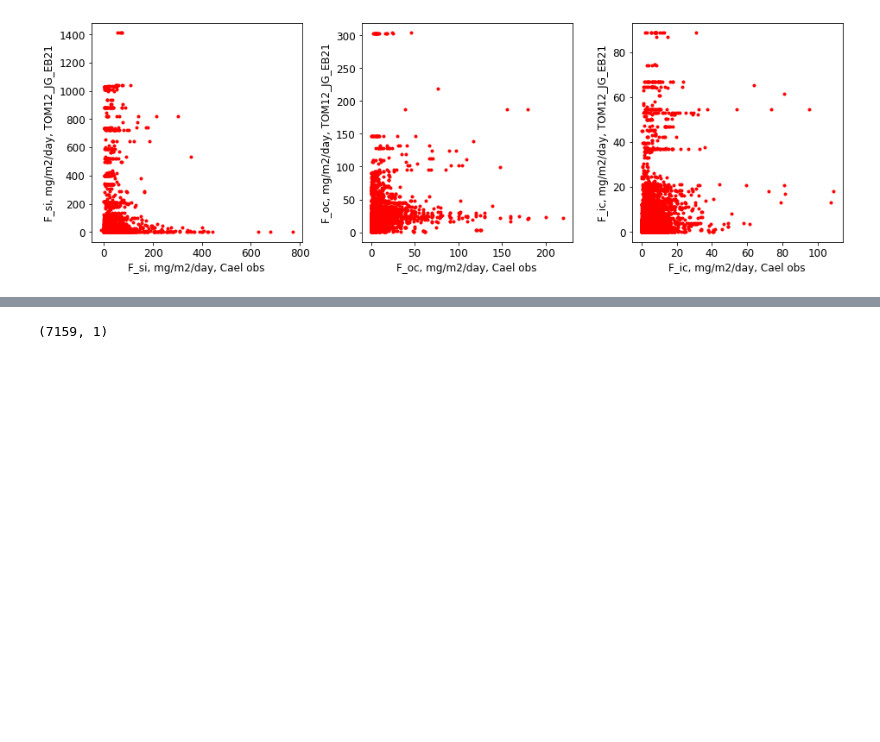
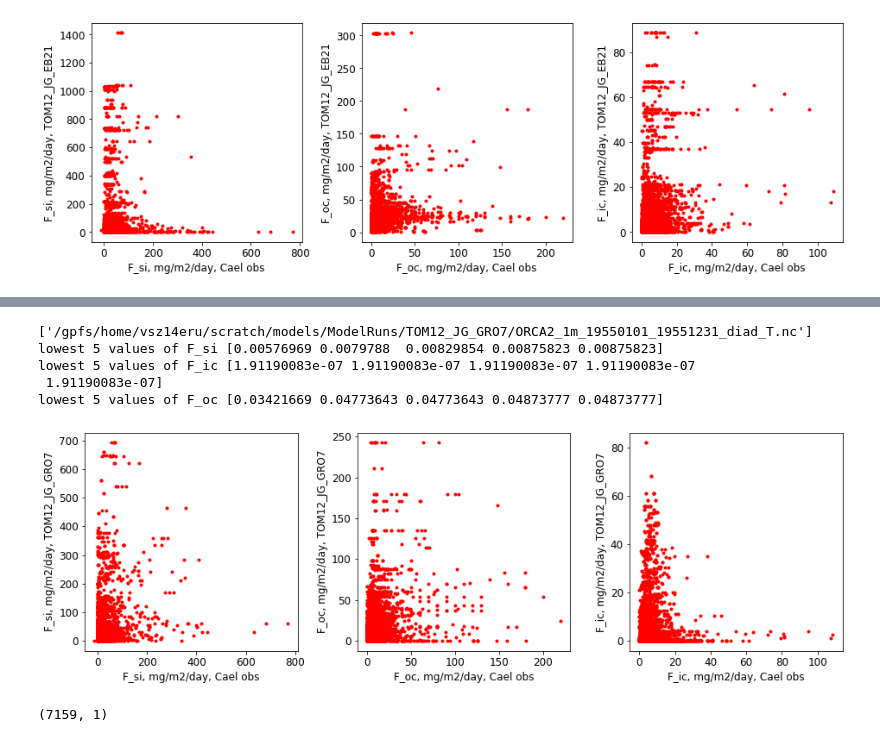
Before and after one commit to tjarnikova/SOZONE, a Jupyter notebook: BallastingCael/extractCaelCorrPointsFromModel.ipynb, the cells around one changed output, grey strips where cells are left out. Cells and saved outputs as stored; diff of their text form; code cells hidden in the pictures; blank space fills up the shorter version.

```diff
--- a/BallastingCael/extractCaelCorrPointsFromModel.ipynb
+++ b/BallastingCael/extractCaelCorrPointsFromModel.ipynb
@@ -348,3 +422,77 @@ lowest 5 values of F_oc [0.38757825 0.38757825 0.44798724 0.51659821 0.51659821]
+# %%
+yr = 1955
+tnam = 'TOM12_JG_GRO7'
+w = glob.glob(f'/gpfs/home/vsz14eru/scratch/models/ModelRuns/{tnam}/ORCA2_1m_{yr}*diad_T.nc')
+print(w)
+GRO7_diadT = xr.open_mfdataset(w[0])
+w = glob.glob(f'/gpfs/home/vsz14eru/scratch/models/ModelRuns/{tnam}/ORCA2_1m_{yr}*ptrc_T.nc')
+GRO7_ptrcT = xr.open_mfdataset(w[0])
+
+
+# transform data from mol/m2/sec to mg/m2/day
+EXP_xr_GRO7 = (GRO7_diadT['EXP']*12*1e3*86400).values
+ExpCO3_xr_GRO7 = (GRO7_diadT['ExpCO3']*12*1e3*86400).values
+sinksil_xr_GRO7 = (GRO7_diadT['sinksil']*28*1e3*86400).values
+
+F_si_GRO7 = sinksil_xr_GRO7[mod_month[on_land == 0],mod_Z[on_land == 0],mod_Y[on_land == 0], mod_X[on_land == 0]]
+F_ic_GRO7 = ExpCO3_xr_GRO7[mod_month[on_land == 0],mod_Z[on_land == 0],mod_Y[on_land == 0], mod_X[on_land == 0]]
+F_oc_GRO7 = EXP_xr_GRO7[mod_month[on_land == 0],mod_Z[on_land == 0],mod_Y[on_land == 0], mod_X[on_land == 0]]
+
+w = glob.glob(f'/gpfs/data/greenocean/software/runs/{tnam}/ORCA2_1m_{yr}*ptrc_T.nc')
+GRO7_ptrcT = xr.open_mfdataset(w[0])
+Si_umolkg_GRO7_tot = GRO7_ptrcT['Si'].values*(1000/density_TJ1ASA) * 1e6 #umol/L * L/kg (slightly less than one)
+depth_75 = np.zeros_like(mod_Z[on_land == 0])
+depth_75[:] = 7
+Si_umolkg_GRO7_75 = Si_umolkg_GRO7_tot[mod_month[on_land == 0],depth_75,mod_Y[on_land == 0], mod_X[on_land == 0]]
+
+### plot
+fact = 1.1
+fig, axs = plt.subplots(1,3, figsize=(12*fact, 4*fact), facecolor='w', edgecolor='k')
+axs = axs.ravel()
+
+axs[0].plot(F_si_CAEL[on_land == 0], F_si_GRO7, 'r.')
+axs[0].set_xlabel('F_si, mg/m2/day, Cael obs')
+axs[0].set_ylabel(f'F_si, mg/m2/day, {tnam}')
+
+axs[1].plot(F_oc_CAEL[on_land == 0], F_oc_GRO7, 'r.')
+axs[1].set_xlabel('F_oc, mg/m2/day, Cael obs')
+axs[1].set_ylabel(f'F_oc, mg/m2/day, {tnam}')
+
+axs[2].plot(F_ic_CAEL[on_land == 0], F_ic_GRO7, 'r.')
+axs[2].set_xlabel('F_ic, mg/m2/day, Cael obs')
+axs[2].set_ylabel(f'F_ic, mg/m2/day, {tnam}')
+
+plt.tight_layout()
+
+print(f'lowest 5 values of F_si {np.sort(F_si_GRO7)[0:5]}')
+print(f'lowest 5 values of F_ic {np.sort(F_ic_GRO7)[0:5]}')
+print(f'lowest 5 values of F_oc {np.sort(F_oc_GRO7)[0:5]}')
+
+mod_Z[on_land == 0],mod_Y[on_land == 0], mod_X[on_land == 0]
+
+tmod_Z = mod_Z[on_land == 0]
+tmod_Y = mod_Y[on_land == 0]
+tmod_X = mod_X[on_land == 0]
+tlat = (lat_CAEL[on_land == 0][:,0])
+tlon = (lon_CAEL[on_land == 0][:,0])
+tmod_month = mod_month[on_land == 0]
+F_si = F_si_GRO7
+F_ic = F_ic_GRO7
+F_oc = F_oc_GRO7
+Si_umolkg = Si_umolkg_GRO7_75
+
+df = pd.DataFrame([tmod_Z,tmod_Y,tmod_X, tlat, tlon, tmod_month, F_si, F_ic, F_oc, Si_umolkg]).T
+    # df = df.sort_values(by = tYEAR_SO)
+df.columns = ['tmod_Z','tmod_Y','tmod_X', 'tlat', 'tlon', 'tmod_month', 'F_si', 'F_ic', 'F_oc', 'Si_umolkg']
+df.wheremade = 'SOZONE/BallastingCael/extractCaelCorrPointsFromModel.ipynb'
+df.to_csv(f'./extractedFromModel/sinkdata_{tnam}_y{yr}.csv')
+# %% [output]
+['/gpfs/home/vsz14eru/scratch/models/ModelRuns/TOM12_JG_GRO7/ORCA2_1m_19550101_19551231_diad_T.nc']
+lowest 5 values of F_si [0.00576969 0.0079788  0.00829854 0.00875823 0.00875823]
+lowest 5 values of F_ic [1.91190083e-07 1.91190083e-07 1.91190083e-07 1.91190083e-07
+ 1.91190083e-07]
+lowest 5 values of F_oc [0.03421669 0.04773643 0.04773643 0.04873777 0.04873777]
+[figure, added]
 # %%
 tdat = np.random.rand(100)
 nbins = 10
```
Also changed, not shown: parts of 6 cells of this notebook.
